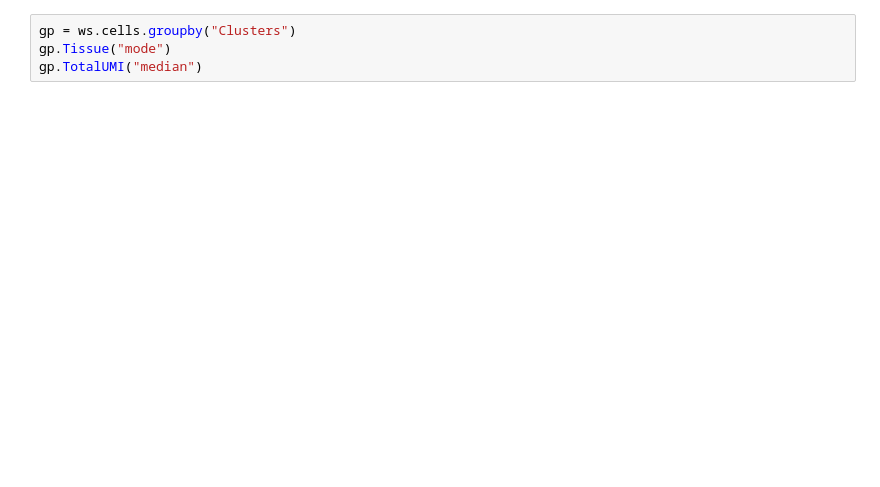
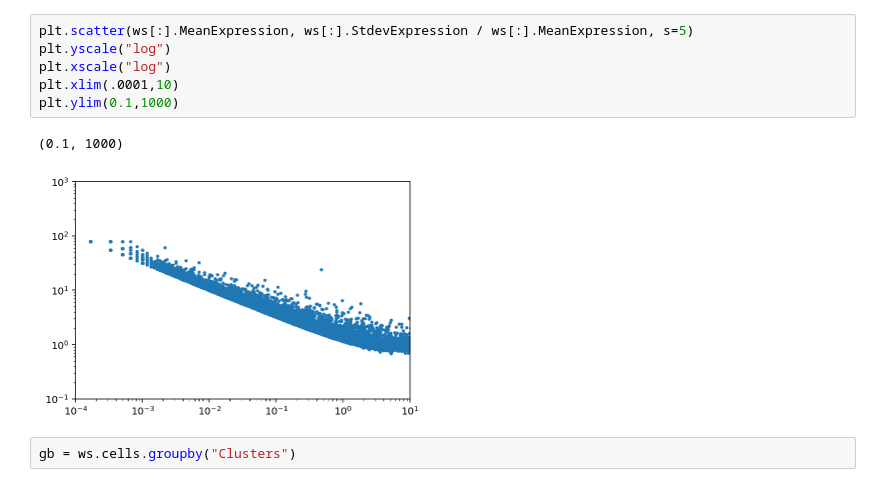
Before and after one commit to linnarsson-lab/shoji, a Jupyter notebook: notebooks/shoji.ipynb, the cells around one changed output. Saved outputs shown, nothing was run; the diff lists cells and outputs as text; blank space fills up the shorter version.

```diff
--- a/notebooks/shoji.ipynb
+++ b/notebooks/shoji.ipynb
@@ -57,4 +68,11 @@ db.refdb.human_development._from_loom("/Users/stelin/Dropbox (Linnarsson Group)/
+# %%
+plt.scatter(ws[:].MeanExpression, ws[:].StdevExpression / ws[:].MeanExpression, s=5)
+plt.yscale("log")
+plt.xscale("log")
+plt.xlim(.0001,10)
+plt.ylim(0.1,1000)
+# %% [output]
+(0.1, 1000)
+[figure, added]
 # %%
-gp = ws.cells.groupby("Clusters")
-gp.Tissue("mode")
-gp.TotalUMI("median")
+gb = ws.cells.groupby("Clusters")
```
Also changed, not shown: parts of 12 cells of this notebook, 4 other files.
